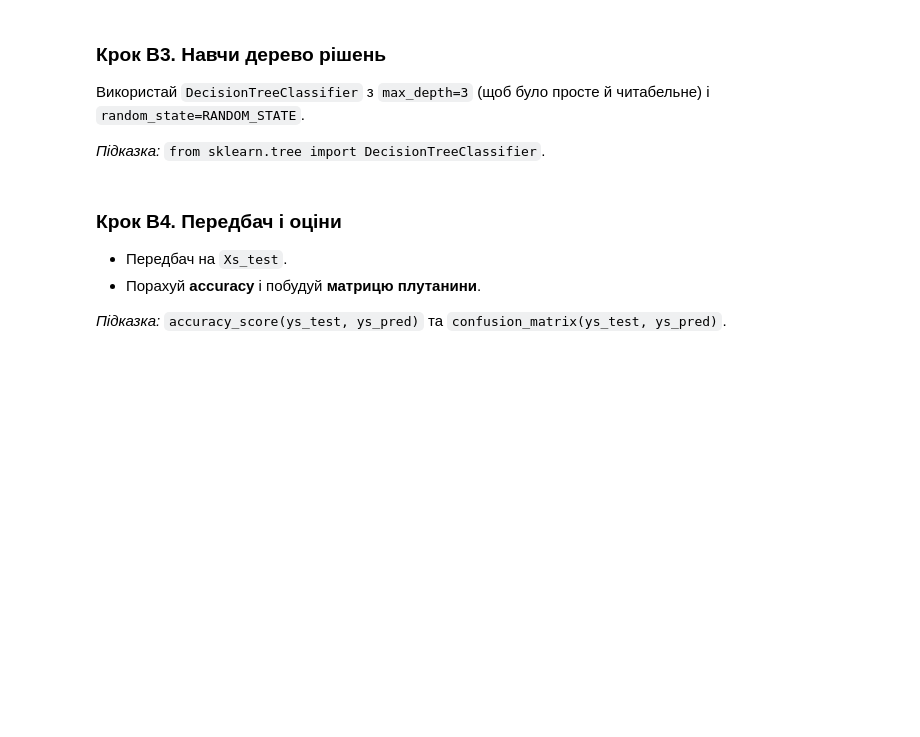
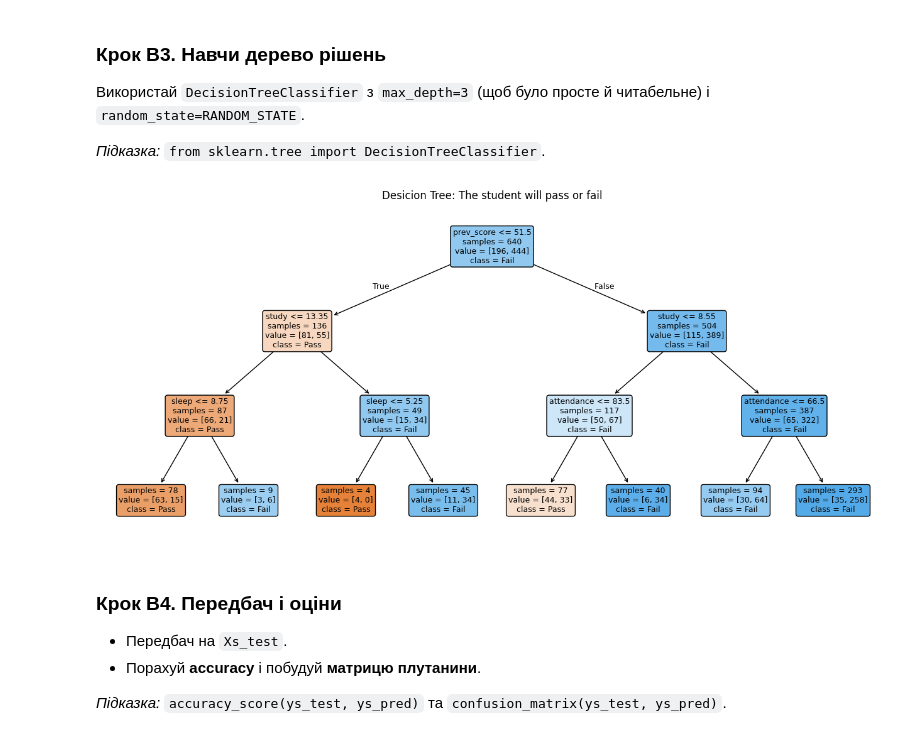
Before and after one commit to NatalieAleksandrova2026/DTA_2026, a Jupyter notebook: ML/ml_practice_LR&Cl.ipynb, the cells around one changed output. Drawn from its saved outputs; the diff is of its cells as text; code cells hidden in the pictures; blank space fills up the shorter version.

```diff
--- a/ML/ml_practice_LR&Cl.ipynb
+++ b/ML/ml_practice_LR&Cl.ipynb
@@ -268,0 +332,17 @@ ys =
+# %%
+# TODO: Xs, ys та поділ на Xs_train, Xs_test, ys_train, ys_test
+from sklearn.model_selection import train_test_split
+
+
+Xs = students_df[['study', 'attendance', 'prev_score', 'sleep']]
+ys = students_df['passed']
+
+Xs_train, Xs_test, ys_train, ys_test = train_test_split(
+    Xs, ys,
+    test_size=0.2,
+    random_state=RANDOM_STATE,
+    stratify=ys
+)
+
+print('Passing print: ', Xs_train.shape[0], 'students')
+print('Passing print: ', Xs_test.shape[0], 'students')
@@ -275,6 +358,28 @@ ys =
 from sklearn.tree import DecisionTreeClassifier
 
 # TODO: створи та навчи дерево
+model_tree = DecisionTreeClassifier(
+    max_depth=3,
+    random_state=RANDOM_STATE
+)
+
+model_tree.fit(Xs_train, ys_train)
+ys_pred = model_tree.predict(Xs_test)
+# %%
+from sklearn.tree import plot_tree
+
+plt.figure(figsize=(16,7))
+plot_tree(
+    model_tree,
+    feature_names=Xs.columns,
+    class_names=['Pass', 'Fail'],
+    filled=True, rounded=True, fontsize=9, impurity=False
+)
+
+plt.title('Desicion Tree: The student will pass or fail')
+plt.show()
+# %% [output]
+[figure, added]
 # %% [markdown]
 ### Крок B4. Передбач і оціни
 - Передбач на `Xs_test`.
```
Also changed, not shown: parts of 27 cells of this notebook.
